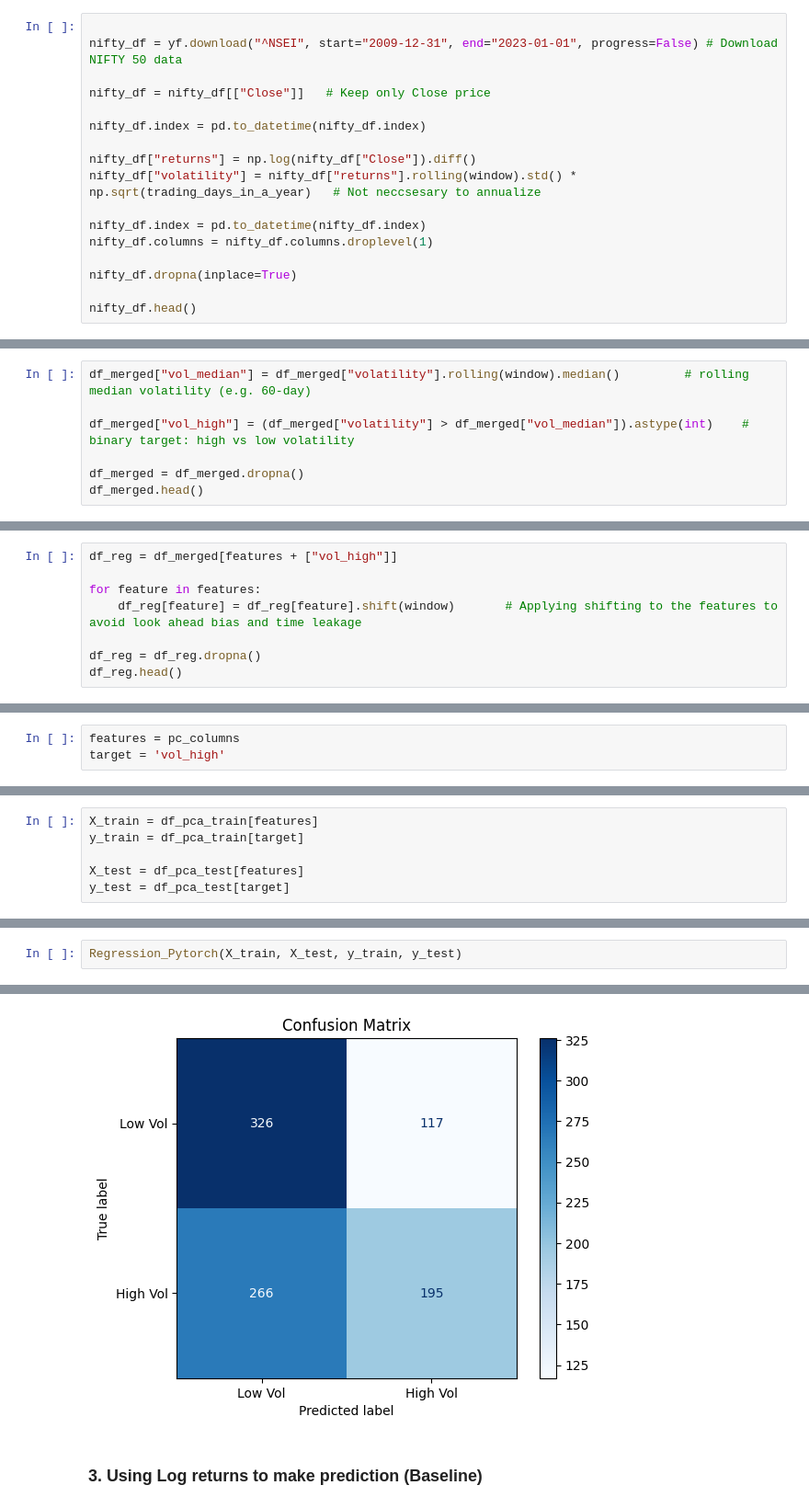
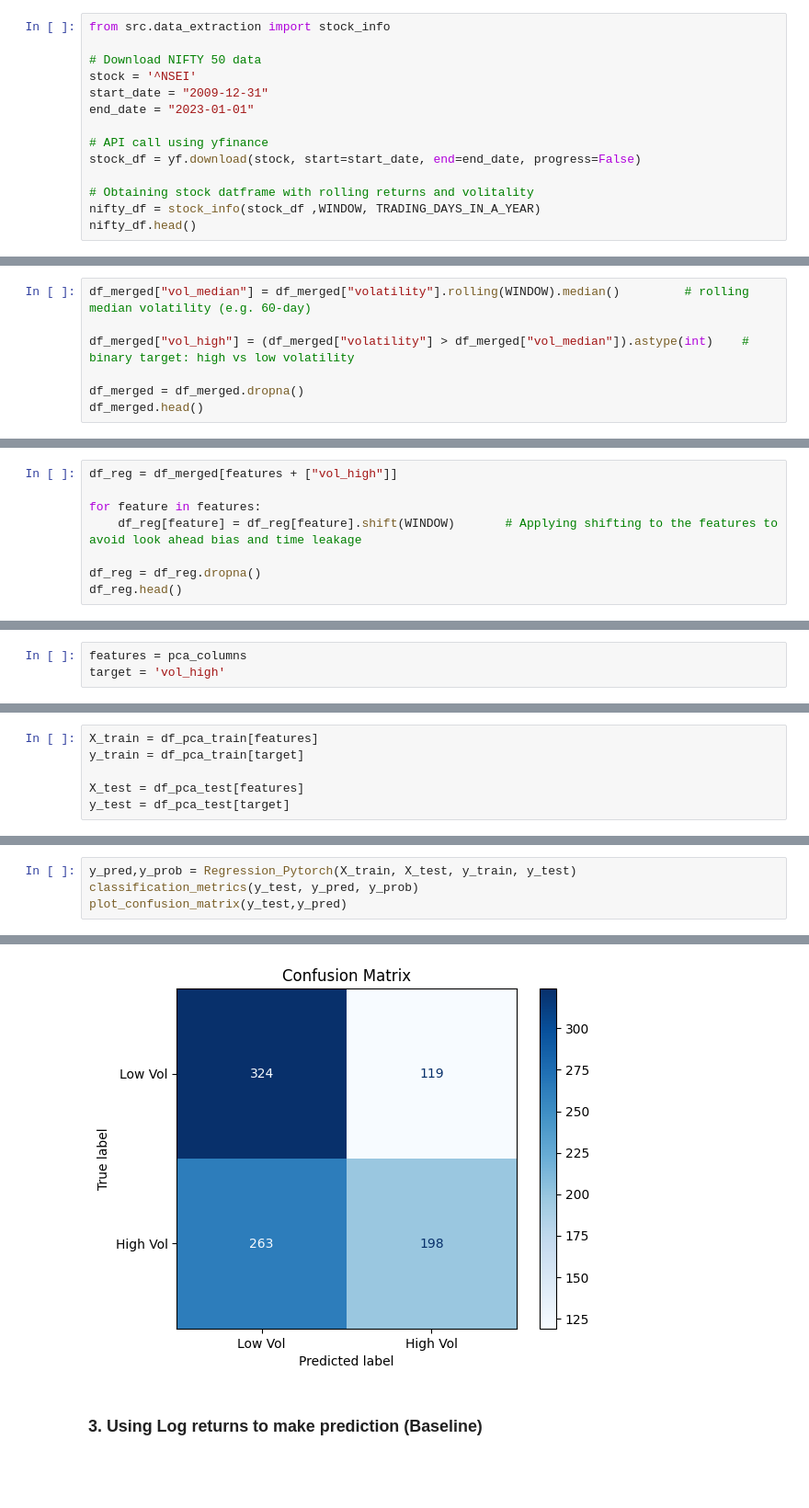
Before and after one commit to Namit-rk/Predicting-Volatility-regimes-only-using-Stock-Network-Topology, a Jupyter notebook: network_analysis.ipynb, the cells around one changed output, grey strips where cells are left out. Shown at 92% size. Saved outputs shown, nothing was run; the diff lists cells and outputs as text; blank space fills up the shorter version.

```diff
--- a/network_analysis.ipynb
+++ b/network_analysis.ipynb
@@ -130,21 +156,18 @@ df_mst_rolling.head()
 # %% [markdown]
 Here we are downloading the NIFTY 50 index data to obtain a baseline for the market
 # %%
+from src.data_extraction import stock_info
 
-nifty_df = yf.download("^NSEI", start="2009-12-31", end="2023-01-01", progress=False) # Download NIFTY 50 data
+# Download NIFTY 50 data
+stock = '^NSEI'
+start_date = "2009-12-31"
+end_date = "2023-01-01"
 
-nifty_df = nifty_df[["Close"]]   # Keep only Close price
+# API call using yfinance
+stock_df = yf.download(stock, start=start_date, end=end_date, progress=False)
 
-nifty_df.index = pd.to_datetime(nifty_df.index)
-
-nifty_df["returns"] = np.log(nifty_df["Close"]).diff()
-nifty_df["volatility"] = nifty_df["returns"].rolling(window).std() * np.sqrt(trading_days_in_a_year)   # Not neccsesary to annualize
-
-nifty_df.index = pd.to_datetime(nifty_df.index)
-nifty_df.columns = nifty_df.columns.droplevel(1)
-
-nifty_df.dropna(inplace=True)
-
+# Obtaining stock datframe with rolling returns and volitality
+nifty_df = stock_info(stock_df ,WINDOW, TRADING_DAYS_IN_A_YEAR)
 nifty_df.head()
 # %% [output]
 | Price | Close | returns | volatility |
@@ -183,7 +205,7 @@ plt.show()
 # %% [markdown]
 The interesting thing we could see is thet there are some good correlation between features and volitality but not alot with returns this gives us a signal that the network topology is useful in predicting market risk. Which makes sense theoretically also because during high stress periods the network topology changes alot, some notable ways are the stocks become more correlated causing the average distance between the stocks to decrease, which we could see here with the negative correlation. Also the market becomes more in sync so the disorder decreases, which we could see here by the negative correlation in the entropy and so on
 # %%
-df_merged["vol_median"] = df_merged["volatility"].rolling(window).median()         # rolling median volatility (e.g. 60-day)
+df_merged["vol_median"] = df_merged["volatility"].rolling(WINDOW).median()         # rolling median volatility (e.g. 60-day)
 
 df_merged["vol_high"] = (df_merged["volatility"] > df_merged["vol_median"]).astype(int)    # binary target: high vs low volatility
 
@@ -226,7 +251,7 @@ target = 'vol_high'
 df_reg = df_merged[features + ["vol_high"]]
 
 for feature in features:
-	df_reg[feature] = df_reg[feature].shift(window)       # Applying shifting to the features to avoid look ahead bias and time leakage
+	df_reg[feature] = df_reg[feature].shift(WINDOW)       # Applying shifting to the features to avoid look ahead bias and time leakage
 
 df_reg = df_reg.dropna()
 df_reg.head()
@@ -370,5 +361,5 @@ df_pca.head()
 # %%
-features = pc_columns
+features = pca_columns
 target = 'vol_high'
 # %%
 df_pca_train,df_pca_test = time_split(df_pca, train_size = 0.7)
@@ -401,3 +394,5 @@ weighted avg       0.59      0.58      0.56       904
 # %%
-Regression_Pytorch(X_train, X_test, y_train, y_test)
+y_pred,y_prob = Regression_Pytorch(X_train, X_test, y_train, y_test)
+classification_metrics(y_test, y_pred, y_prob)
+plot_confusion_matrix(y_test,y_pred)
 # %% [output]
@@ -416,9 +411,9 @@ Final weight: tensor([[-0.1338,  0.1186,  0.2268, -0.0898,  0.0115]])
 ... (13 lines left out)
    macro avg       0.59      0.58      0.57       904
 weighted avg       0.59      0.58      0.57       904
 
 --------------------------------------------------------------------------
-[figure, old version]
+[figure, new version]
 # %% [markdown]
 ### 3. Using Log returns to make prediction (Baseline)
 # %%
```
Also changed, not shown: parts of 30 cells of this notebook, 9 other files.
